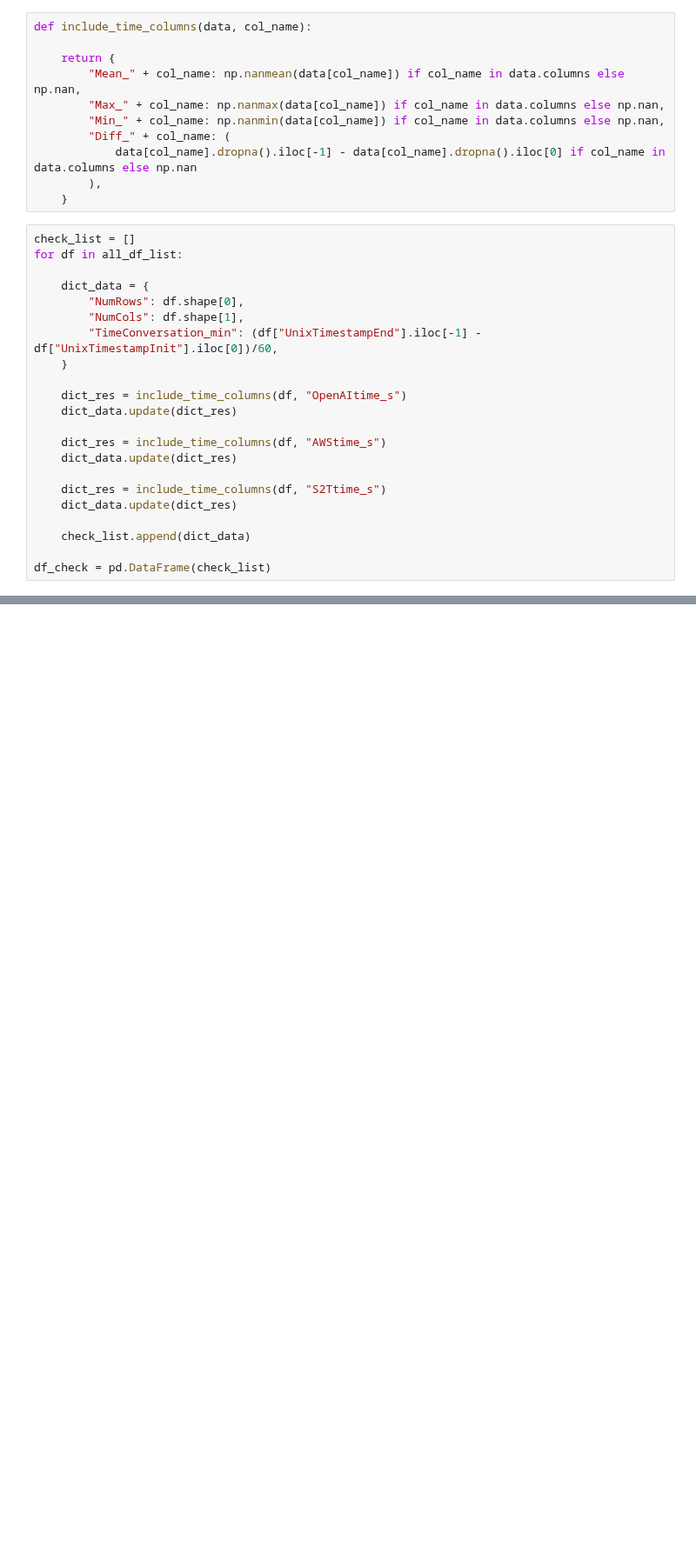
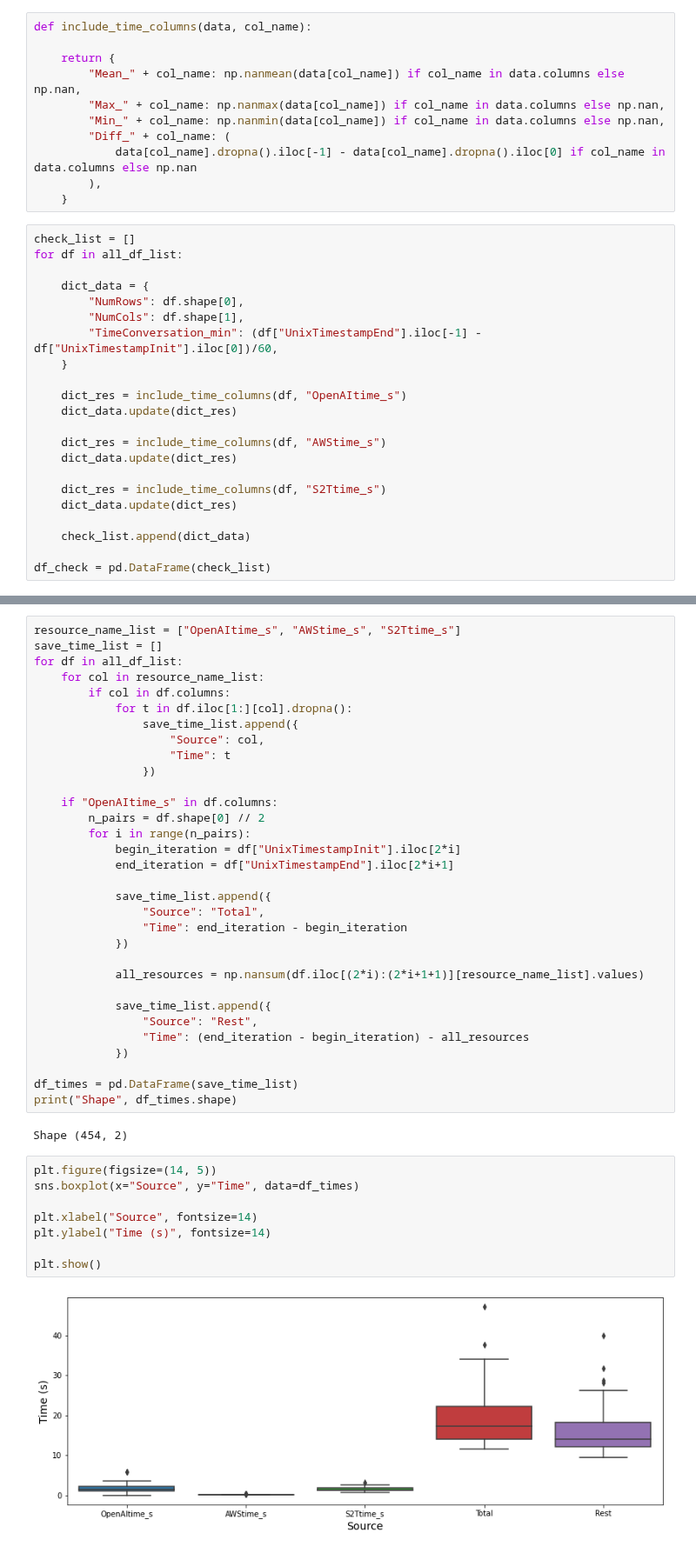
Before and after one commit to ASAPLableni/LableniBot, a Jupyter notebook: DataAnalysis/CheckData.ipynb, the cells around one changed output, grey strips where cells are left out. Shown at 87% size. Saved outputs shown, nothing was run; the diff lists cells and outputs as text; blank space fills up the shorter version.

```diff
--- a/DataAnalysis/CheckData.ipynb
+++ b/DataAnalysis/CheckData.ipynb
@@ -126,0 +234,44 @@ Mean Mean_S2Ttime_s = 0.3421 +/- 0.4073 ; Median = 0.37 ; Min. =  -0.4513 ; Max.
+# %%
+resource_name_list = ["OpenAItime_s", "AWStime_s", "S2Ttime_s"]
+save_time_list = []
+for df in all_df_list:
+    for col in resource_name_list:
+        if col in df.columns:
+            for t in df.iloc[1:][col].dropna():
+                save_time_list.append({
+                    "Source": col,
+                    "Time": t
+                })
+
+    if "OpenAItime_s" in df.columns:
+        n_pairs = df.shape[0] // 2
+        for i in range(n_pairs):
+            begin_iteration = df["UnixTimestampInit"].iloc[2*i]
+            end_iteration = df["UnixTimestampEnd"].iloc[2*i+1]
+
+            save_time_list.append({
+                "Source": "Total",
+                "Time": end_iteration - begin_iteration
+            })
+
+            all_resources = np.nansum(df.iloc[(2*i):(2*i+1+1)][resource_name_list].values)
+
+            save_time_list.append({
+                "Source": "Rest",
+                "Time": (end_iteration - begin_iteration) - all_resources
+            })
+
+df_times = pd.DataFrame(save_time_list)
+print("Shape", df_times.shape)
+# %% [output]
+Shape (454, 2)
+# %%
+plt.figure(figsize=(14, 5))
+sns.boxplot(x="Source", y="Time", data=df_times)
+
+plt.xlabel("Source", fontsize=14)
+plt.ylabel("Time (s)", fontsize=14)
+
+plt.show()
+# %% [output]
+[figure, added]
```
Also changed, not shown: parts of 8 cells of this notebook, 3 other files.
